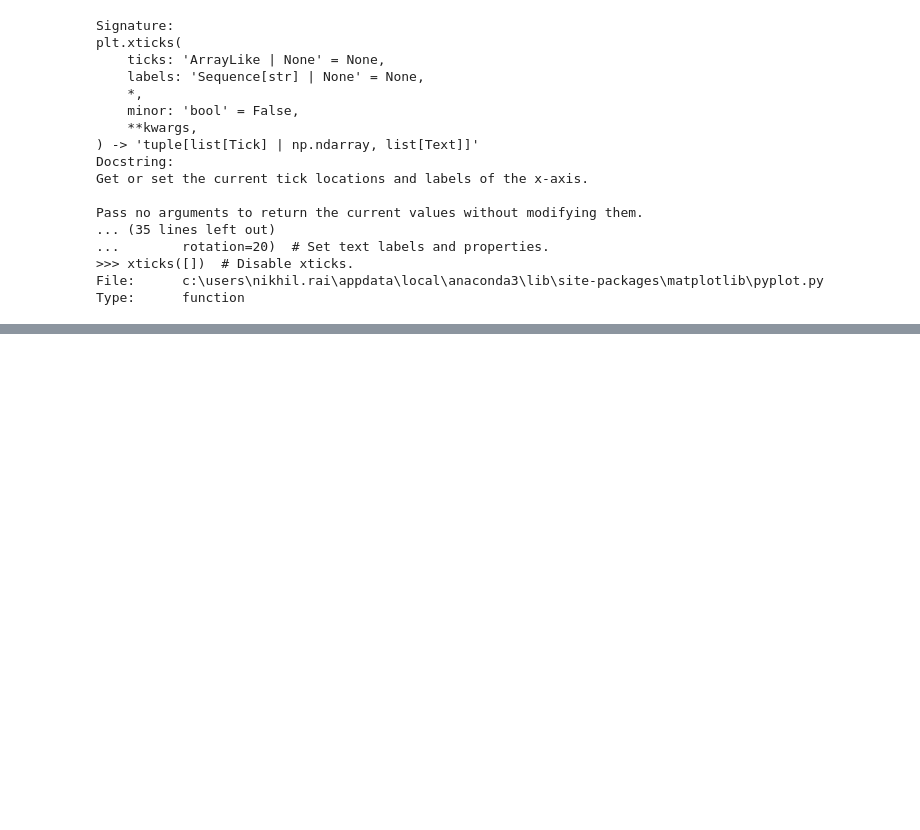
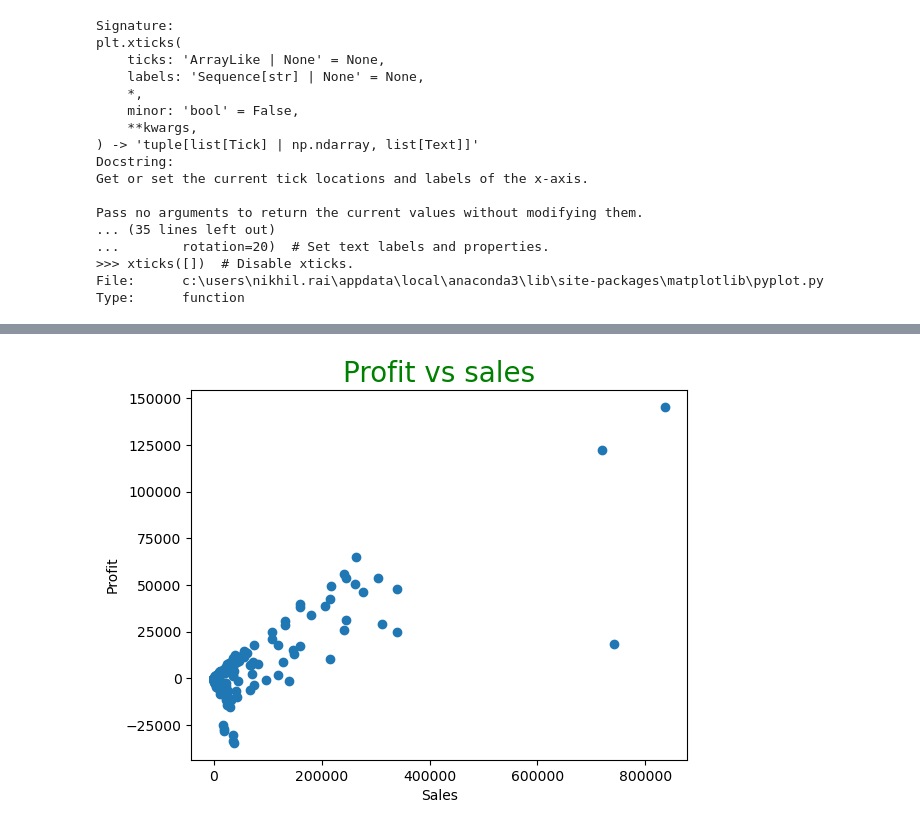
Before and after one commit to nikhil-rai-ds/redesigned-umbrella-matplotlib, a Jupyter notebook: Matplotlib uses.ipynb, the cells around one changed output, grey strips where cells are left out. Drawn from its saved outputs; the diff is of its cells as text; code cells hidden in the pictures; blank space fills up the shorter version.

Commit message:
Adding Scatter plot

```diff
--- a/Matplotlib uses.ipynb
+++ b/Matplotlib uses.ipynb
@@ -74,0 +103,8 @@ Type:      function
+# %%
+plt.scatter(sales,profit)
+plt.title('Profit vs sales',fontdict={'fontsize':20,'color':'Green'})
+plt.xlabel('Sales', color ='black' )
+plt.ylabel('Profit',color = 'black')
+plt.show()
+# %% [output]
+[figure, added]
```
Also changed, not shown: parts of 5 cells of this notebook.
